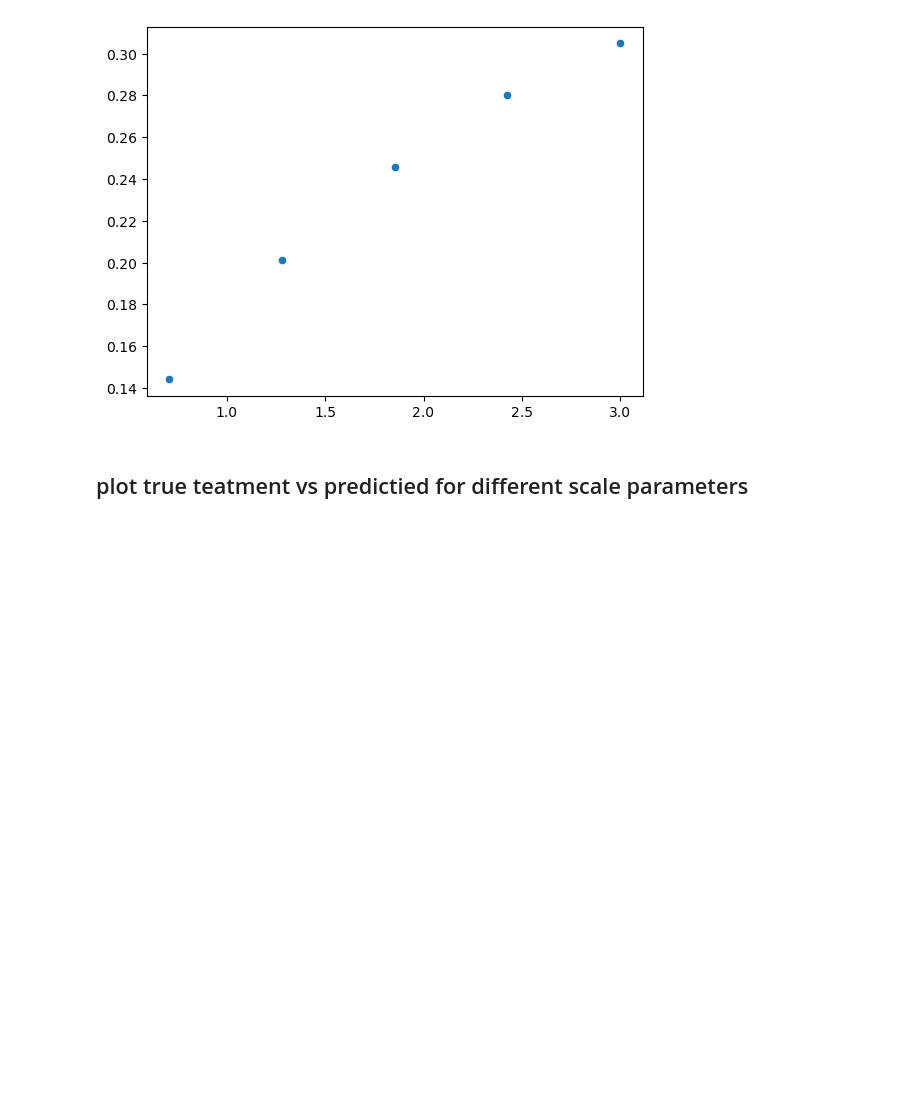
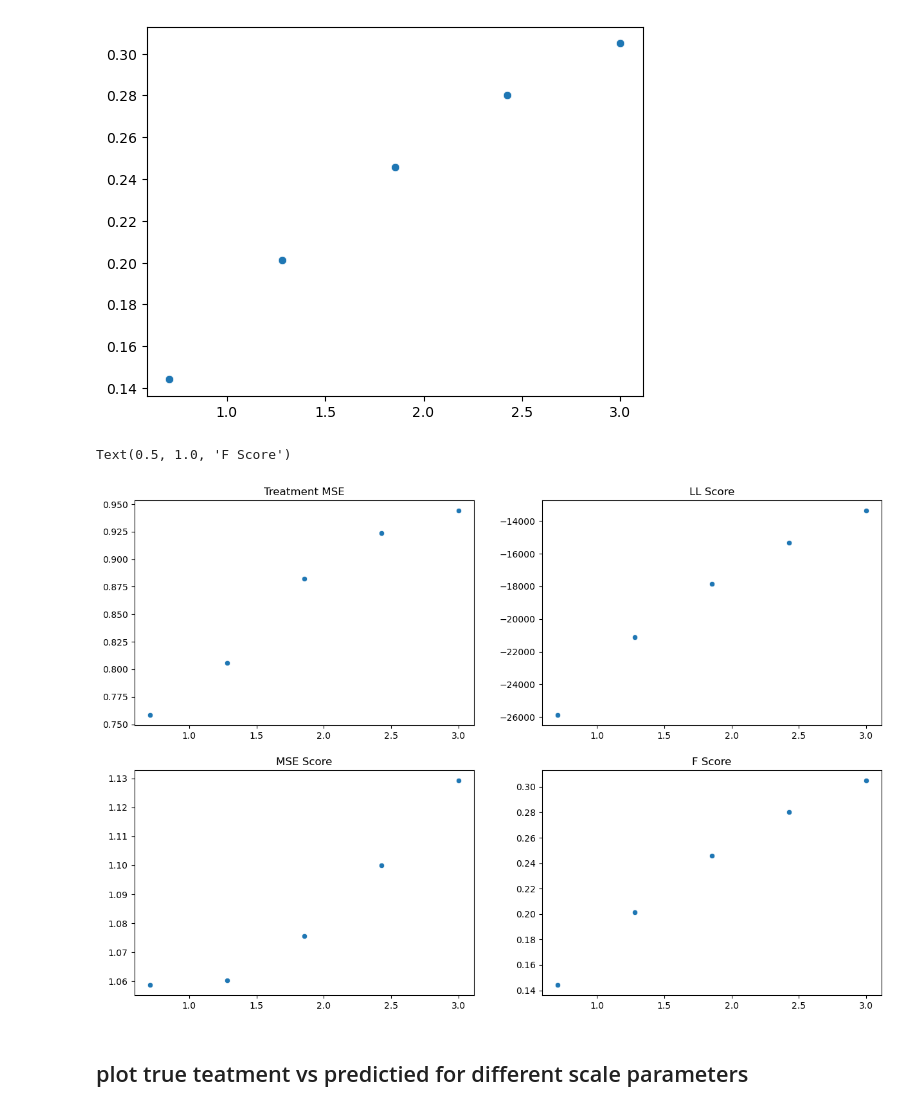
Before and after one commit to malo4300/ICA_IV, a Jupyter notebook: CausalVarEM_different_sources.ipynb, the cells around one changed output. Drawn from its saved outputs; the diff is of its cells as text; code cells hidden in the pictures; blank space fills up the shorter version.

Commit message:
new plots for presentation

```diff
--- a/CausalVarEM_different_sources.ipynb
+++ b/CausalVarEM_different_sources.ipynb
@@ -101,6 +100,27 @@ sns.scatterplot(x=scale_grid, y=fscore_mean)
 # %% [output]
 <Axes: >
 [figure]
+# %%
+# plot all in one
+
+treatment_diff = (treatments_true - treatments_pred_first_col)
+treatment_mse = np.sqrt(np.mean((treatment_diff)**2, axis= 1))
+ll_score_mean = np.mean(ll_score, axis=1)
+
+fig, ax = plt.subplots(2, 2, figsize=(15
+                                , 10))
+
+sns.scatterplot(x=scale_grid, y=treatment_mse, ax=ax[0, 0])
+ax[0, 0].set_title("Treatment MSE")
+sns.scatterplot(x=scale_grid, y=ll_score_mean, ax=ax[0, 1])
+ax[0, 1].set_title("LL Score")
+sns.scatterplot(x=scale_grid, y=mse_score_mean, ax=ax[1, 0])
+ax[1, 0].set_title("MSE Score")
+sns.scatterplot(x=scale_grid, y=fscore_mean, ax=ax[1, 1])
+ax[1, 1].set_title("F Score")
+# %% [output]
+Text(0.5, 1.0, 'F Score')
+[figure, added]
 # %% [markdown]
 ## plot true teatment vs predictied for different scale parameters
 # %%
```
Also changed, not shown: parts of 1 cell of this notebook.
